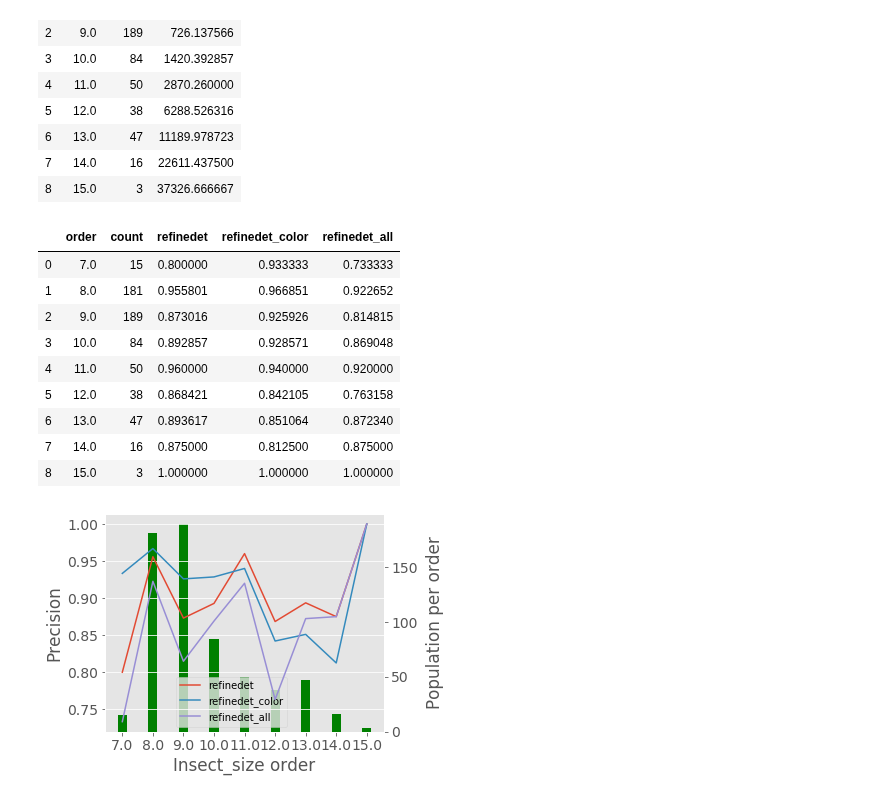
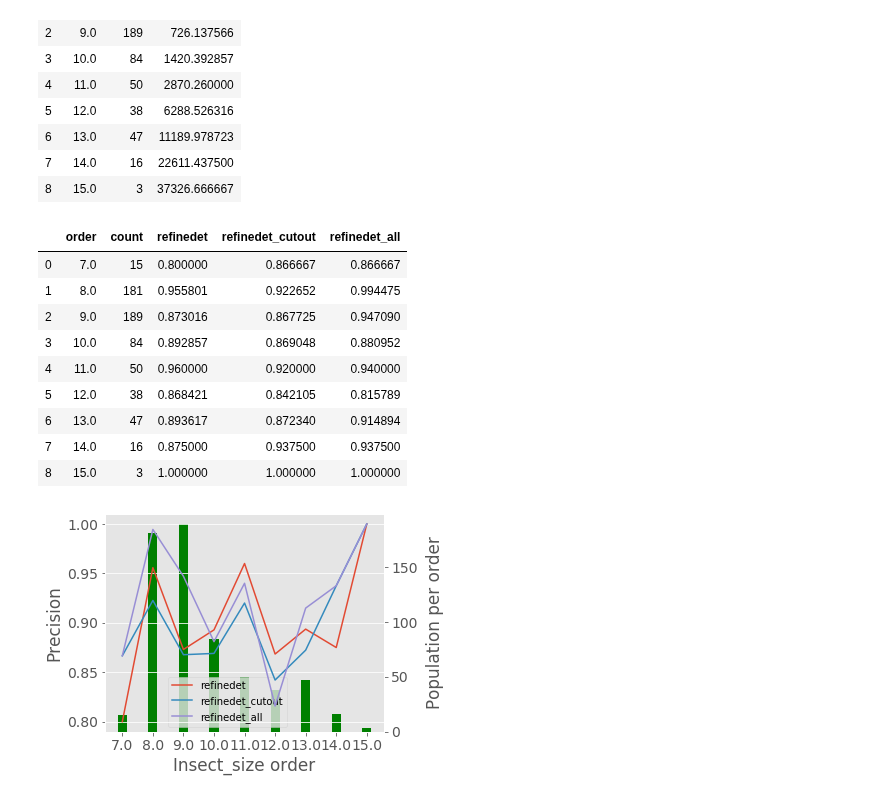
Before and after one commit to keiiti975/Insect_Phenology_Detector, a Jupyter notebook: result/detection/compare_augmentation_combination/compare_augmentation_combination.ipynb, the cells around one changed output. Drawn from its saved outputs; the diff is of its cells as text; code cells hidden in the pictures.

Commit message:
fix detection result

```diff
--- a/result/detection/compare_augmentation_combination/compare_augmentation_combination.ipynb
+++ b/result/detection/compare_augmentation_combination/compare_augmentation_combination.ipynb
@@ -30,17 +30,17 @@ ap_df
 # %% [markdown]
 ### --- compare accuracy per size ---
 # %%
-det_each_size_df = pd.read_csv('/home/tanida/workspace/Insect_Phenology_Detector/figure/detection/RefineDet/crop_b2_2_4_8_16_32_im512_freeze_20200806/each_size_df.csv')
+det_each_size_df = pd.read_csv('/home/tanida/workspace/Insect_Phenology_Detector/figure/detection/RefineDet/crop_b2/tcb5_im512_freeze_20200806/each_size_df.csv')
 det_each_size_df["order"] = det_each_size_df["Insect_size"].apply(lambda x: np.floor(np.log2(x)))
 insect_size = np.asarray(det_each_size_df["order"])
 idx, count = np.unique(insect_size, return_counts=True)
 insect_size_df = pd.DataFrame({"order": idx, "count": count})
 # %%
-refinedet = pd.read_csv('/home/tanida/workspace/Insect_Phenology_Detector/figure/detection/RefineDet/crop_b2_2_4_8_16_32_im512_freeze_20200806_use_extra/all_size_df.csv')
+refinedet = pd.read_csv('/home/tanida/workspace/Insect_Phenology_Detector/figure/detection/RefineDet/crop_b2/tcb5_im512_freeze_20200806_use_extra/all_size_df.csv')
 refinedet = refinedet.drop('Unnamed: 0', axis=1)
-refinedet_color = pd.read_csv('/home/tanida/workspace/Insect_Phenology_Detector/figure/detection/RefineDet/crop_b2_2_4_8_16_32_im512_freeze_20200806_Color/all_size_df.csv')
-refinedet_color = refinedet_color.drop('Unnamed: 0', axis=1)
-refinedet_all = pd.read_csv('/home/tanida/workspace/Insect_Phenology_Detector/figure/detection/RefineDet/crop_b2_2_4_8_16_32_im512_freeze_20200806_All/all_size_df.csv')
+refinedet_cutout = pd.read_csv('/home/tanida/workspace/Insect_Phenology_Detector/figure/detection/RefineDet/crop_b2/tcb5_im512_freeze_20200806_use_extra_Cutout/all_size_df.csv')
+refinedet_cutout = refinedet_cutout.drop('Unnamed: 0', axis=1)
+refinedet_all = pd.read_csv('/home/tanida/workspace/Insect_Phenology_Detector/figure/detection/RefineDet/crop_b2/tcb5_im512_freeze_20200806_use_extra_All/all_size_df.csv')
 refinedet_all = refinedet_all.drop('Unnamed: 0', axis=1)
 # %%
 insect_size_df["Insect_size"] = refinedet["Insect_size"]
@@ -61,43 +61,43 @@ all_df = pd.DataFrame()
 all_df["order"] = insect_size_df["order"]
 all_df["count"] = insect_size_df["count"]
 all_df["refinedet"] = refinedet["Accuracy"]
-all_df["refinedet_color"] = refinedet_color["Accuracy"]
+all_df["refinedet_cutout"] = refinedet_cutout["Accuracy"]
 all_df["refinedet_all"] = refinedet_all["Accuracy"]
 all_df
 # %% [output]
-|  | order | count | refinedet | refinedet_color | refinedet_all |
-| 0 | 7.0 | 15 | 0.800000 | 0.933333 | 0.733333 |
-| 1 | 8.0 | 181 | 0.955801 | 0.966851 | 0.922652 |
-| 2 | 9.0 | 189 | 0.873016 | 0.925926 | 0.814815 |
-| 3 | 10.0 | 84 | 0.892857 | 0.928571 | 0.869048 |
-| 4 | 11.0 | 50 | 0.960000 | 0.940000 | 0.920000 |
-| 5 | 12.0 | 38 | 0.868421 | 0.842105 | 0.763158 |
-| 6 | 13.0 | 47 | 0.893617 | 0.851064 | 0.872340 |
-| 7 | 14.0 | 16 | 0.875000 | 0.812500 | 0.875000 |
+|  | order | count | refinedet | refinedet_cutout | refinedet_all |
+| 0 | 7.0 | 15 | 0.800000 | 0.866667 | 0.866667 |
+| 1 | 8.0 | 181 | 0.955801 | 0.922652 | 0.994475 |
+| 2 | 9.0 | 189 | 0.873016 | 0.867725 | 0.947090 |
+| 3 | 10.0 | 84 | 0.892857 | 0.869048 | 0.880952 |
+| 4 | 11.0 | 50 | 0.960000 | 0.920000 | 0.940000 |
+| 5 | 12.0 | 38 | 0.868421 | 0.842105 | 0.815789 |
+| 6 | 13.0 | 47 | 0.893617 | 0.872340 | 0.914894 |
+| 7 | 14.0 | 16 | 0.875000 | 0.937500 | 0.937500 |
 | 8 | 15.0 | 3 | 1.000000 | 1.000000 | 1.000000 |
 # %%
 plt.rcParams["font.size"] = 14
 fig, ax1 = plt.subplots(figsize=(5,4))
 ax2 = ax1.twinx()
 
 x_label = ["7.0", "8.0", "9.0", "10.0", "11.0", "12.0", "13.0", "14.0", "15.0"]
 
 ax1.bar(x_label, all_df["count"], width=0.3, color="g")
 ax2.plot(x_label, all_df["refinedet"], label="refinedet")
-ax2.plot(x_label, all_df["refinedet_color"], label="refinedet_color")
+ax2.plot(x_label, all_df["refinedet_cutout"], label="refinedet_cutout")
 ax2.plot(x_label, all_df["refinedet_all"], label="refinedet_all")
 ax1.yaxis.tick_right()
 ax2.yaxis.tick_left()
 
 h2, l2 = ax2.get_legend_handles_labels()
 ax1.legend(h2, l2, bbox_to_anchor=(0.67, 0.), loc='lower right', fontsize=10)
 
 ax1.set_xlabel("Insect_size order")
 ax1.set_ylabel("Precision")
 ax1.yaxis.set_label_coords(-0.15, 0.5)
 ax1.grid(False)
 ax2.set_ylabel("Population per order")
 ax2.yaxis.set_label_coords(1.15, 0.5)
 plt.savefig("/home/tanida/workspace/Insect_Phenology_Detector/result/detection/compare_augmentation_combination/compare_accuracy_per_size.png", bbox_inches="tight")
 # %% [output]
-[figure, old version]
+[figure, new version]
```
Also changed, not shown: parts of 2 cells of this notebook, 7 other files.
